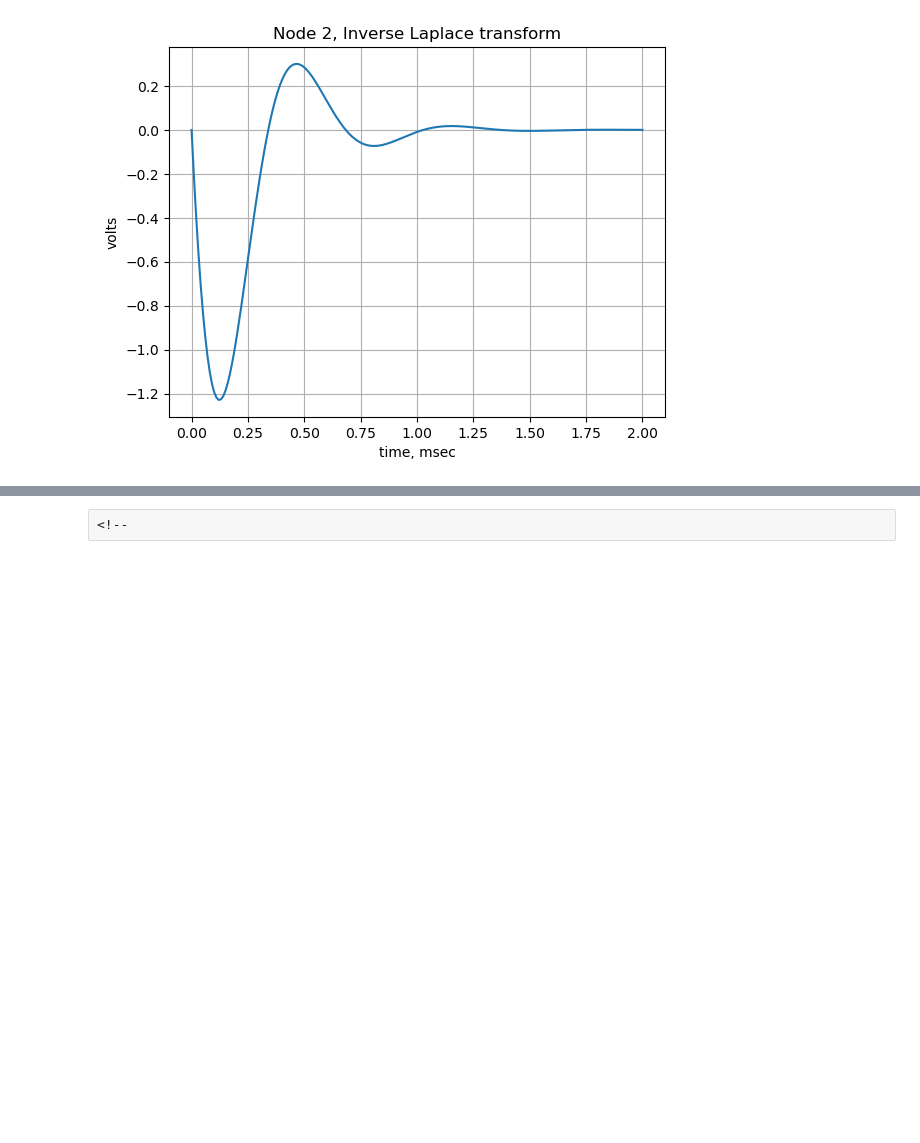
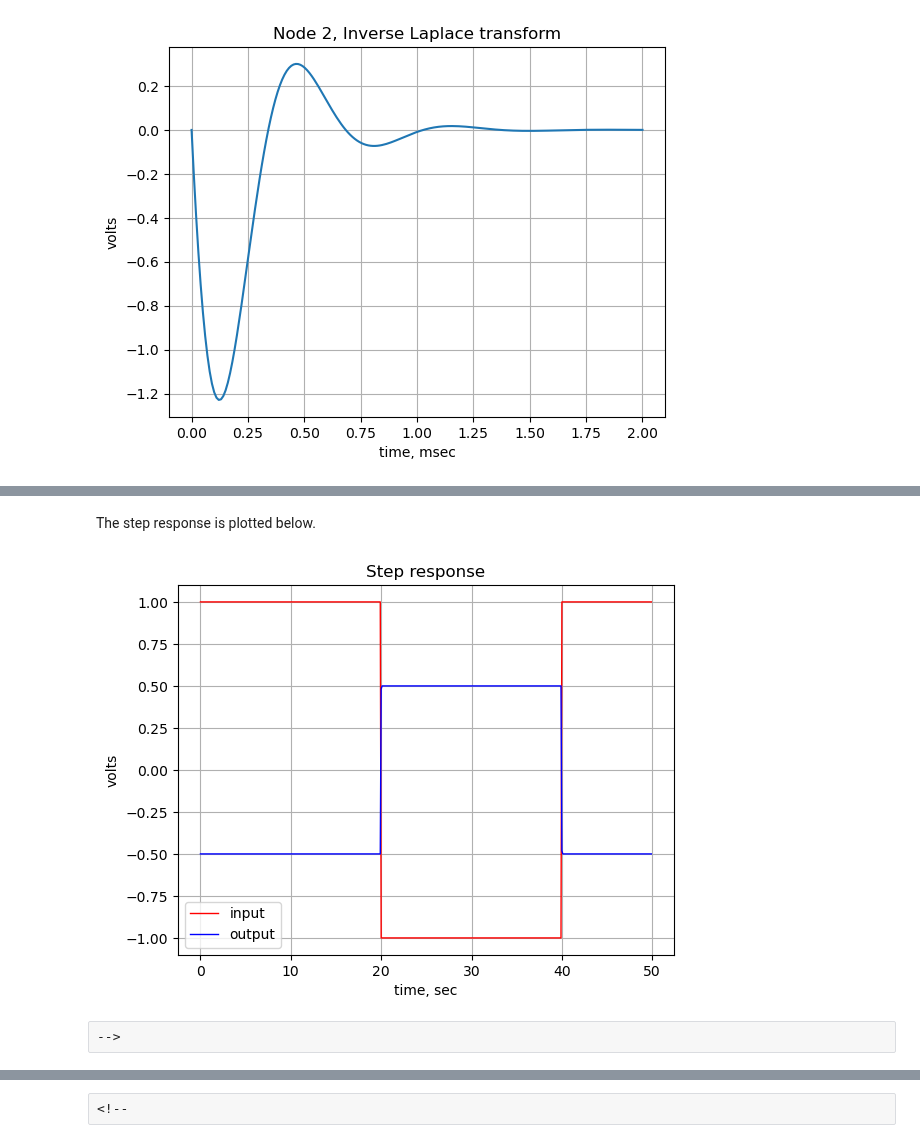
Before and after one commit to Tiburonboy/EE_jupyter_notebooks, a Jupyter notebook: Buchla Twin-T Active Filter/Twin-T_Active_Bandpass_Filter_v1a.ipynb, the cells around one changed output, grey strips where cells are left out. Cells and saved outputs as stored; diff of their text form; code cells hidden in the pictures; blank space fills up the shorter version.

```diff
--- a/Buchla Twin-T Active Filter/Twin-T_Active_Bandpass_Filter_v1a.ipynb
+++ b/Buchla Twin-T Active Filter/Twin-T_Active_Bandpass_Filter_v1a.ipynb
@@ -1880,0 +2069,25 @@ plt.show()
+# %% [markdown]
+The step response is plotted below.
+# %%
+#| echo: false
+
+# define the time interval and create a square wave step waveform.
+t = np.linspace(0, 50, 500, endpoint=False)
+sqr_signal = signal.square(2*np.pi*0.025*t, duty=0.5)
+
+# call lsim to generate the response signal
+t_step, y_step, x_step = signal.lsim(sys_tf, U=sqr_signal, T=t)
+
+plt.plot(t_step, sqr_signal, 'r', alpha = 1.0, linewidth=1, label='input')
+plt.plot(t_step, y_step,'b', linewidth = 1.0, label='output')
+plt.title('Step response')
+plt.ylabel('volts')
+plt.xlabel('time, sec')
+plt.grid()
+plt.legend(loc='best')
+# show plot
+plt.show()
+# %% [output]
+[figure, added]
+# %% [raw]
+-->
```
Also changed, not shown: parts of 36 cells of this notebook, 1 other file.
